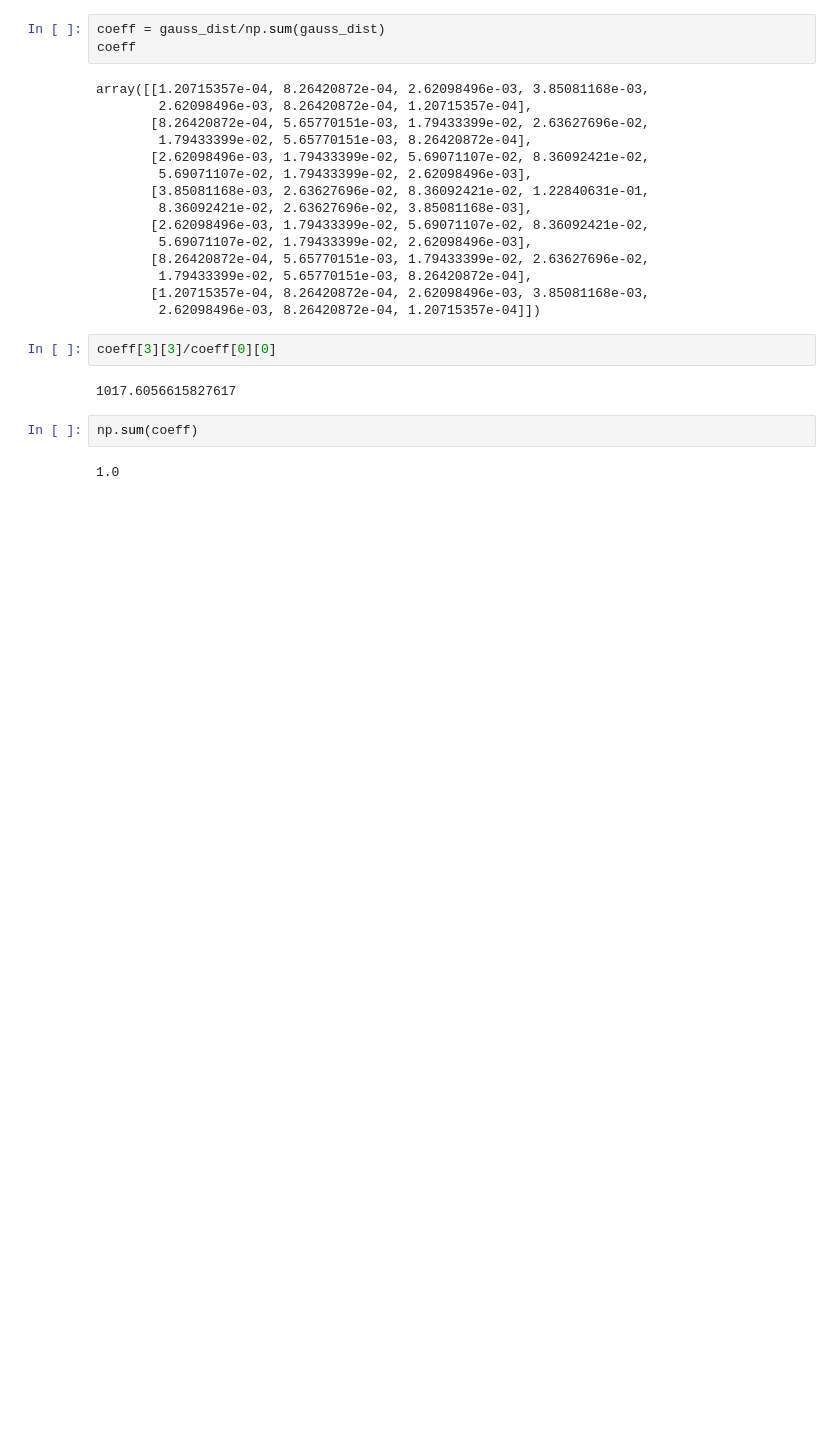
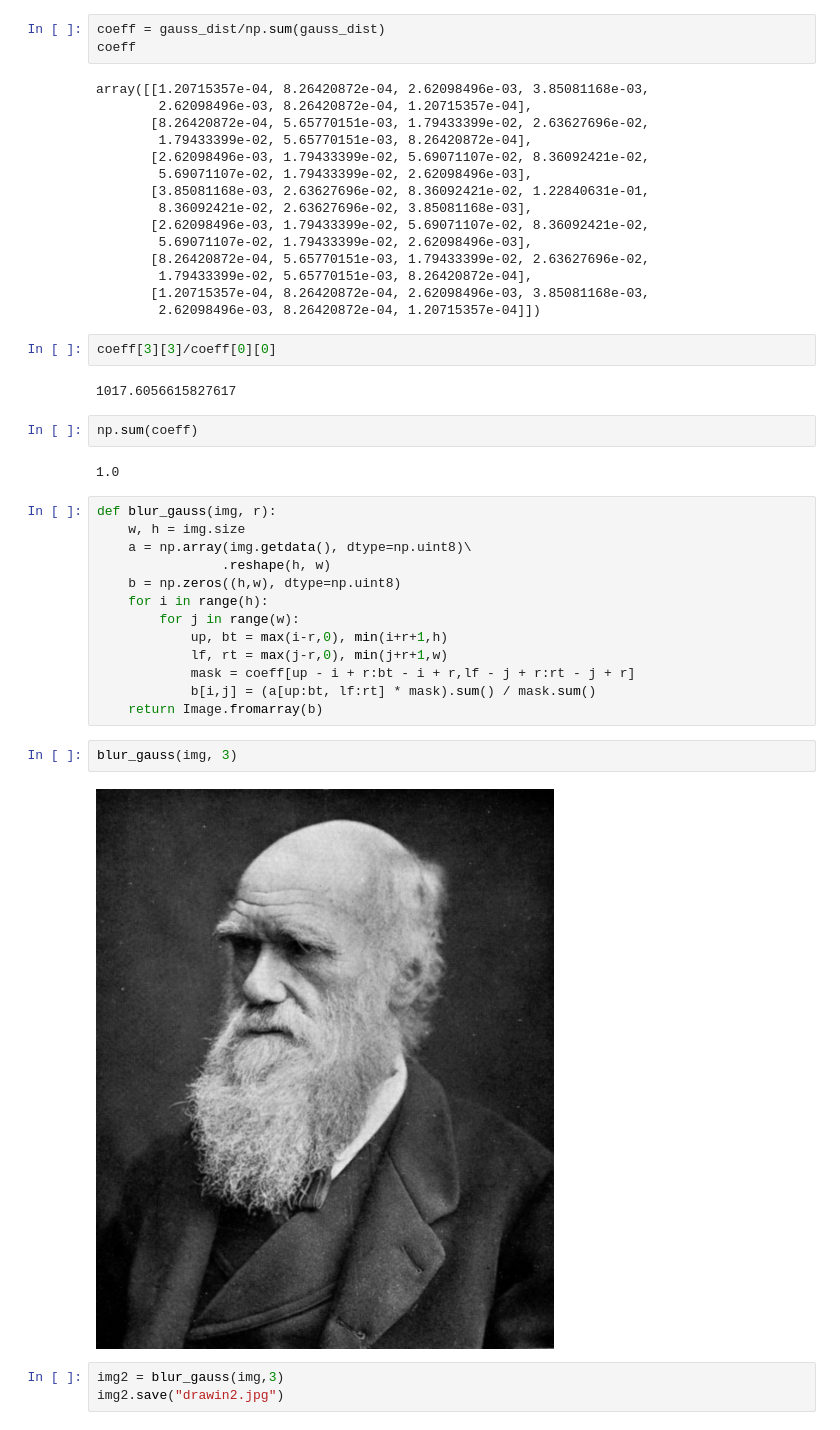
Before and after one commit to mivt18/02blur, a Jupyter notebook: 02blur.ipynb, the cells around one changed output. Drawn from its saved outputs; the diff is of its cells as text; blank space fills up the shorter version.

```diff
--- a/02blur.ipynb
+++ b/02blur.ipynb
@@ -151,3 +160,23 @@ coeff[3][3]/coeff[0][0]
 np.sum(coeff)
 # %% [output]
 1.0
+# %%
+def blur_gauss(img, r):
+    w, h = img.size
+    a = np.array(img.getdata(), dtype=np.uint8)\
+                .reshape(h, w)
+    b = np.zeros((h,w), dtype=np.uint8)
+    for i in range(h):
+        for j in range(w):
+            up, bt = max(i-r,0), min(i+r+1,h)
+            lf, rt = max(j-r,0), min(j+r+1,w)
+            mask = coeff[up - i + r:bt - i + r,lf - j + r:rt - j + r]
+            b[i,j] = (a[up:bt, lf:rt] * mask).sum() / mask.sum()
+    return Image.fromarray(b)
+# %%
+blur_gauss(img, 3)
+# %% [output]
+[figure, added]
+# %%
+img2 = blur_gauss(img,3)
+img2.save("drawin2.jpg")
```
Also changed, not shown: parts of 2 cells of this notebook, 3 other files.
